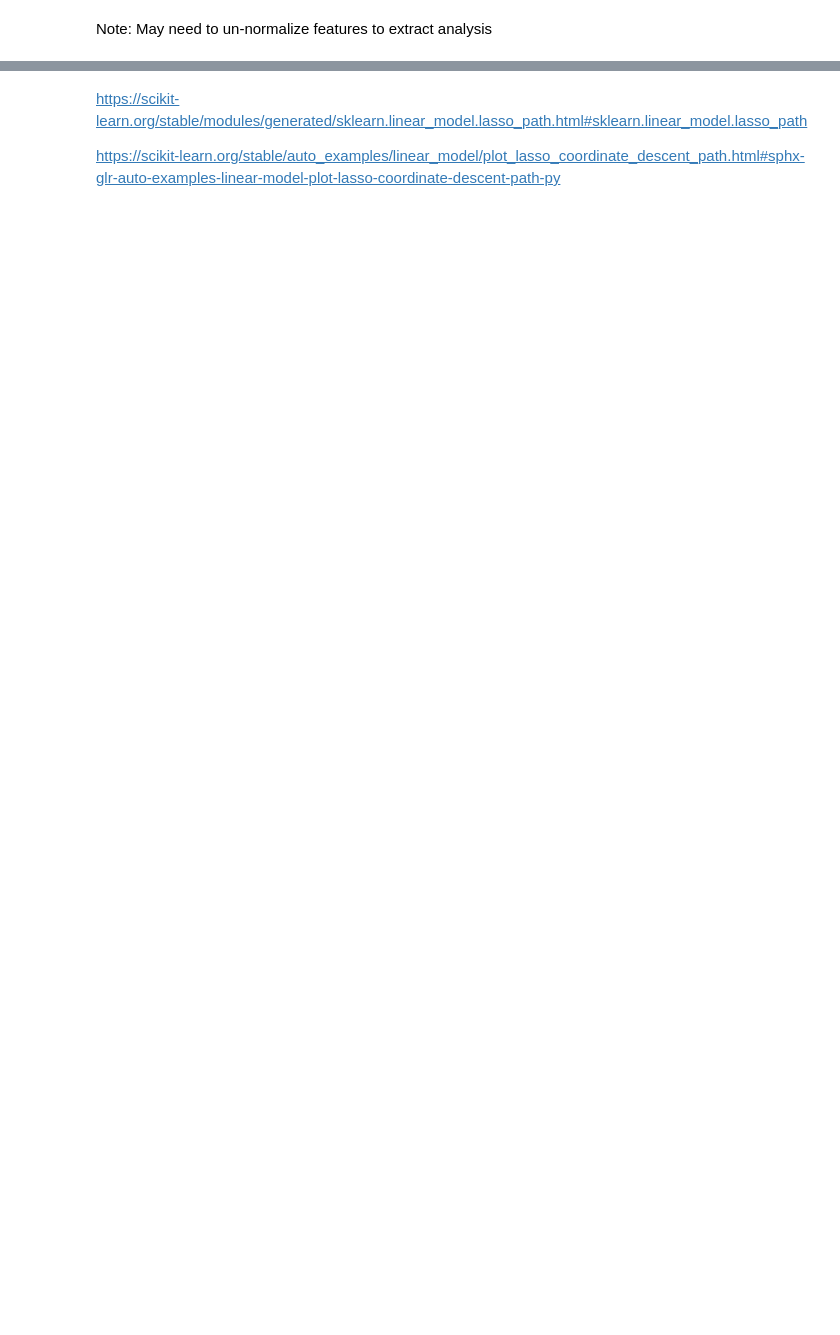
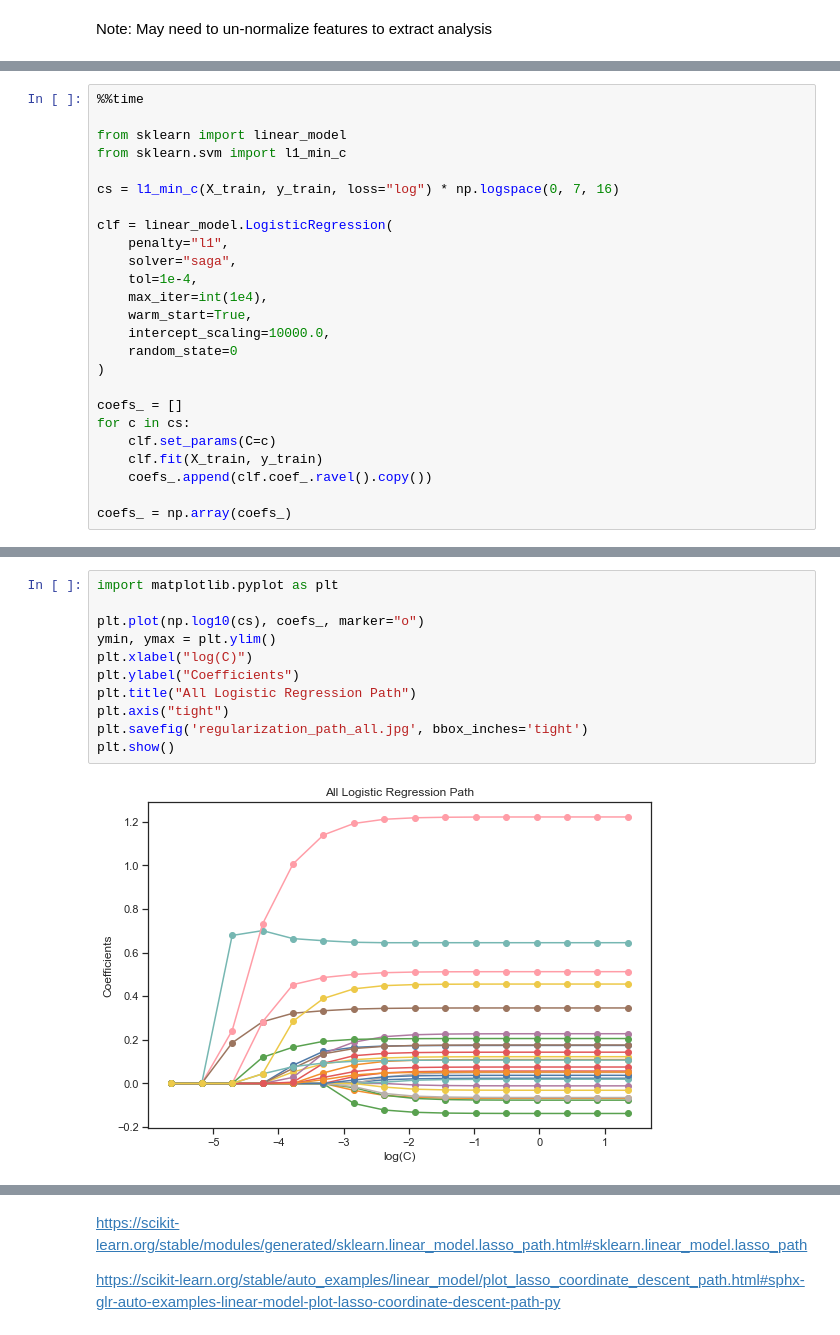
Before and after one commit to csastra/COVID-PNEUMONIA, a Jupyter notebook: 490465932_QBUS4934_Modeling.ipynb, the cells around one changed output, grey strips where cells are left out. Drawn from its saved outputs; the diff is of its cells as text; blank space fills up the shorter version.

```diff
--- a/490465932_QBUS4934_Modeling.ipynb
+++ b/490465932_QBUS4934_Modeling.ipynb
@@ -513,0 +610,25 @@ Note: May need to un-normalize features to extract analysis
+# %%
+%%time
+
+from sklearn import linear_model
+from sklearn.svm import l1_min_c
+
+cs = l1_min_c(X_train, y_train, loss="log") * np.logspace(0, 7, 16)
+
+clf = linear_model.LogisticRegression(
+    penalty="l1",
+    solver="saga",
+    tol=1e-4,
+    max_iter=int(1e4),
+    warm_start=True,
+    intercept_scaling=10000.0,
+    random_state=0
+)
+
+coefs_ = []
+for c in cs:
+    clf.set_params(C=c)
+    clf.fit(X_train, y_train)
+    coefs_.append(clf.coef_.ravel().copy())
+
+coefs_ = np.array(coefs_)
@@ -513,0 +638,13 @@ Note: May need to un-normalize features to extract analysis
+# %%
+import matplotlib.pyplot as plt
+
+plt.plot(np.log10(cs), coefs_, marker="o")
+ymin, ymax = plt.ylim()
+plt.xlabel("log(C)")
+plt.ylabel("Coefficients")
+plt.title("All Logistic Regression Path")
+plt.axis("tight")
+plt.savefig('regularization_path_all.jpg', bbox_inches='tight')
+plt.show()
+# %% [output]
+[figure, added]
```
Also changed, not shown: parts of 73 cells of this notebook, 6 other files.
